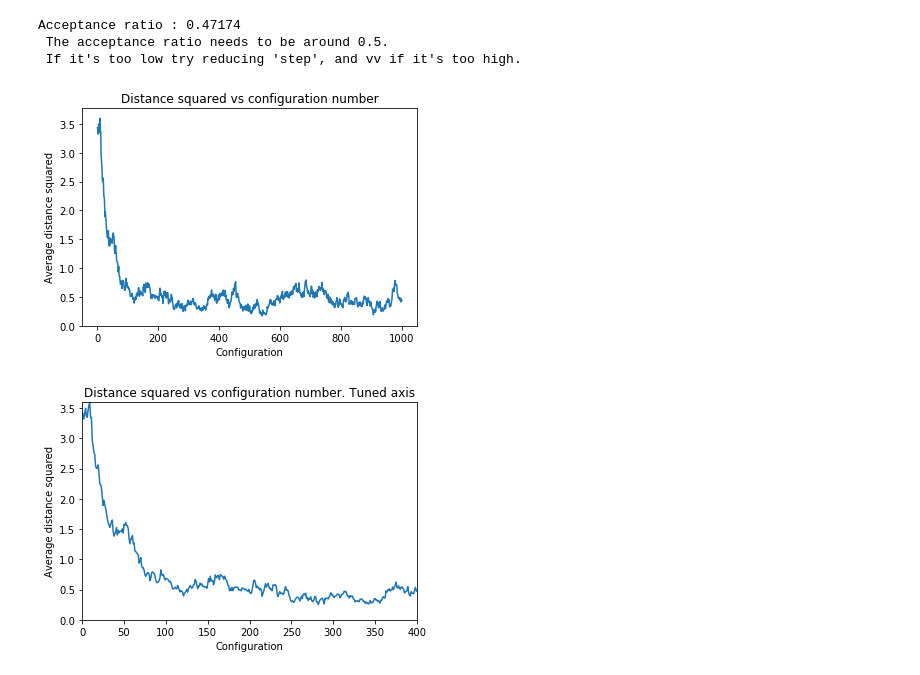
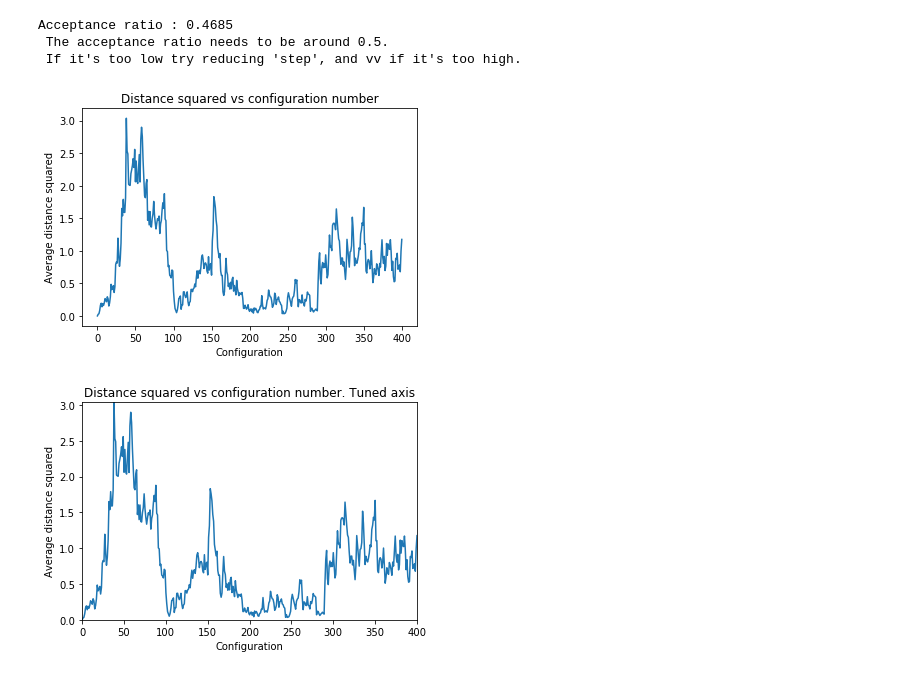
Before and after one commit to willrobs/ph353a3, a Jupyter notebook: Metropolis Algorithm.ipynb, the cells around one changed output. Cells and saved outputs as stored; diff of their text form; code cells hidden in the pictures.

```diff
--- a/Metropolis Algorithm.ipynb
+++ b/Metropolis Algorithm.ipynb
@@ -140,0 +258,14 @@ def data(spring_const,mass,lattice_spacing):
+# %%
+mu=1.41 #### spring constant
+m=0.5 #### mass
+a=0.1 #### lattice spacing
+
+#niter=int(10/a)
+tniter=400 #### Number of iterations for thermalization
+step=1 #### metropolis step
+points=10 ####Number of lattice points
+
+c1=m/a
+c2=(a*(mu**2))/2
+
+corrt = 100 #### correlation time
@@ -141,11 +278,11 @@ def data(spring_const,mass,lattice_spacing):
 # %%
-thermalization()
+thermalization(tniter)
 # %% [output]
-Acceptance ratio : 0.47174
+Acceptance ratio : 0.4685
  The acceptance ratio needs to be around 0.5.
  If it's too low try reducing 'step', and vv if it's too high.
-[figure, old version]
+[figure, new version]
-[figure, old version]
+[figure, new version]
 # %%
 time=np.arange(niter+1)
 print(time.size)
```
Also changed, not shown: parts of 4 cells of this notebook.
